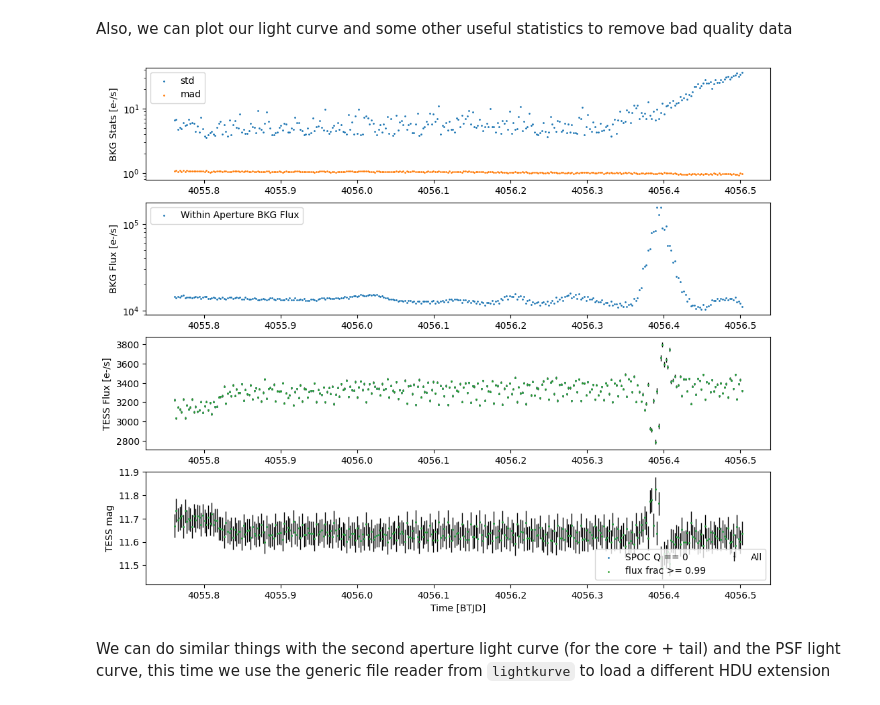
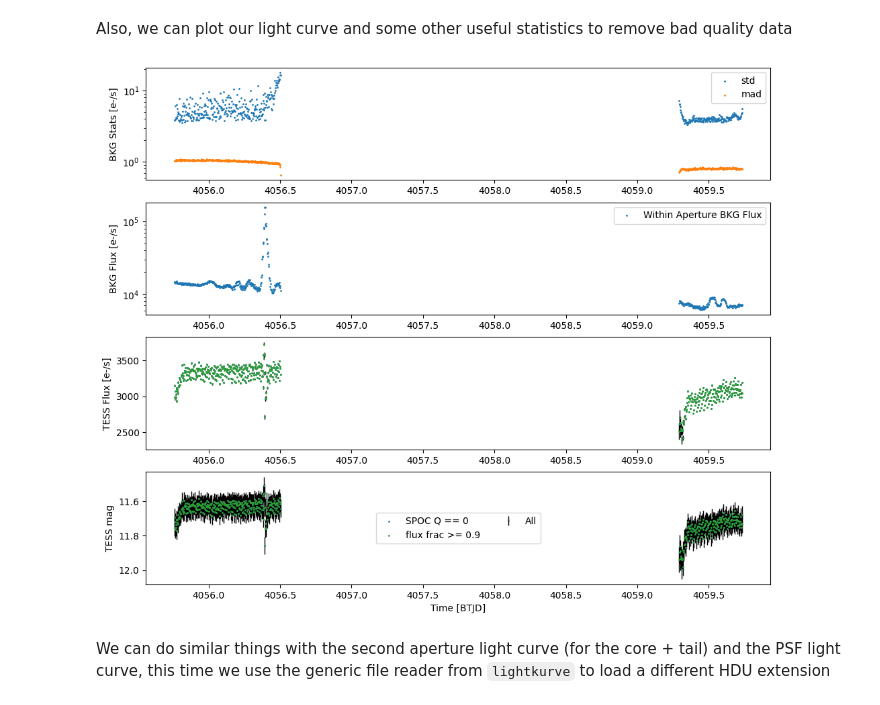
Before and after one commit to tessgi/tess-3i, a Jupyter notebook: notebooks/2026/open_hlsp_data.ipynb, the cells around one changed output. Cells and saved outputs as stored; diff of their text form; code cells hidden in the pictures.

```diff
--- a/notebooks/2026/open_hlsp_data.ipynb
+++ b/notebooks/2026/open_hlsp_data.ipynb
@@ -235,7 +237,7 @@ We can read these light curves using `lightkurve` package so we can take advanta
 # %%
 # The default reader will read only the first extension
 lc_core = lk.TessLightCurve.read(
-    "../../data/2026/hlsp_tess-3i_tess_ffi_3iatlas-s1751-cam2-ccd3_tess_v1.0_lc.fits",
+    "../../data/2026/hlsp_tess-3i_tess_ffi_3iatlas-s1751-cam2-ccd3_tess_v1.1_lc.fits",
     quality_bitmask="none",  # we set quality_bitmask to none to see all data
 )
 lc_core.head()
@@ -274,13 +276,24 @@ ax[0].scatter(lc_core["time"].btjd, lc_core["bkg_std"].value, s=1, label="std")
 ax[0].scatter(lc_core["time"].btjd, lc_core["bkg_mad"].value, s=1, label="mad")
 
 # this is the background flux estimated within the aperture
-ax[1].scatter(lc_core["time"].btjd, lc_core["flux_bkg"].value, s=1, label="Within Aperture BKG Flux")
+ax[1].scatter(
+    lc_core["time"].btjd,
+    lc_core["flux_bkg"].value,
+    s=1,
+    label="Within Aperture BKG Flux",
+)
+# ax[2].scatter(
+#     lc_core["time"].btjd,
+#     lc_core["flux_fraction"].value,
+#     s=1,
+#     label="Within Aperture BKG Flux",
+# )
 
 # we plot the flux values, all points
 ax[2].errorbar(
     lc_core["time"].btjd,
     lc_core["flux"].value,
-    yerr=np.array(lc_core["flux_err"]),
+    yerr=np.array(lc_core["flux_err"].value),
     fmt=".",
     lw=1,
     ms=1,
@@ -306,7 +319,7 @@ ax[2].scatter(
     lc_core["flux"][mask].value,
     s=1,
     c="tab:green",
-    label="flux frac >= 0.99",
+    label="flux frac >= 0.9",
 )
 
 # we can filter fy noisy background estimates
@@ -331,50 +344,38 @@ mask = (lc_core["quality"] == 0)
 ax[3].scatter(
     lc_core["time"][mask].btjd,
     lc_core["tessmag"][mask].value,
     s=1,
     c="tab:blue",
     label="SPOC Q == 0",
 )
 
 # filter by flux fraction, which account for bad pixels in the aperture
 mask = (lc_core["flux_fraction"] >= 0.9)
 ax[3].scatter(
     lc_core["time"][mask].btjd,
     lc_core["tessmag"][mask].value,
     s=1,
     c="tab:green",
-    label="flux frac >= 0.99",
+    label="flux frac >= 0.9",
 )
 
-# we can filter fy noisy background estimates
-# mask = lc_core["bkg_std"].value <= 1.5
-# ax[3].scatter(lc_core["time"][mask].btjd, lc_core["tessmag"][mask].value, s=1, label="std(BKG) < 1.5")
-
-# ax[2].vlines(
-#     lc_core["time"][extra["NPIX_BKGSTAR"] > 2],
-#     ymin=2000,
-#     ymax=4000,
-#     zorder=-1000000,
-#     color="gray",
-#     alpha=0.1,
-#     lw=0.2,
-# )
 
 # ax[2].set_ylim(-10, 200)
-# ax[3].set_ylim(14, 18)
+# ax[2].set_ylim(14, 18)
 ax[0].legend()
 ax[1].legend()
-ax[3].legend(loc="lower right", ncols=2)
+ax[3].legend(loc="center", ncols=2)
 ax[-1].set_xlabel("Time [BTJD]")
 ax[0].set_ylabel("BKG Stats [e-/s]")
 ax[1].set_ylabel("BKG Flux [e-/s]")
 ax[2].set_ylabel("TESS Flux [e-/s]")
 ax[3].set_ylabel("TESS mag")
 ax[0].set_yscale("log")
 ax[1].set_yscale("log")
+ax[-1].invert_yaxis()
 plt.show()
 # %% [output]
-[figure, old version]
+[figure, new version]
 # %% [markdown]
 We can do similar things with the second aperture light curve (for the core + tail) and the PSF light curve, this time we use the generic file reader from `lightkurve` to load a different HDU extension
 # %%
```
Also changed, not shown: parts of 17 cells of this notebook, 12 other files.
